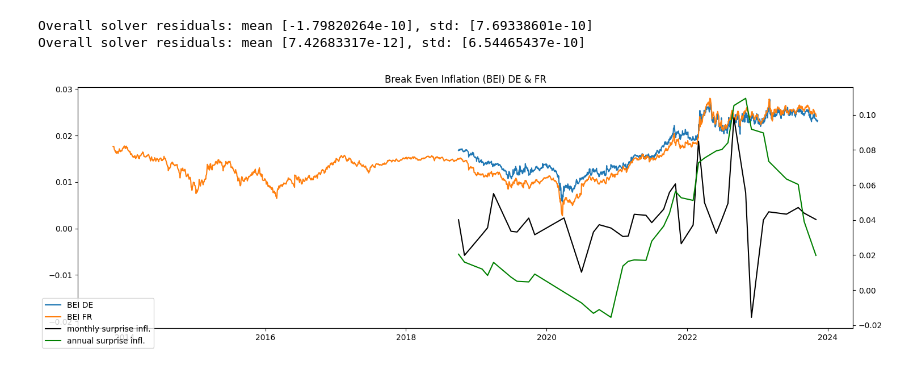
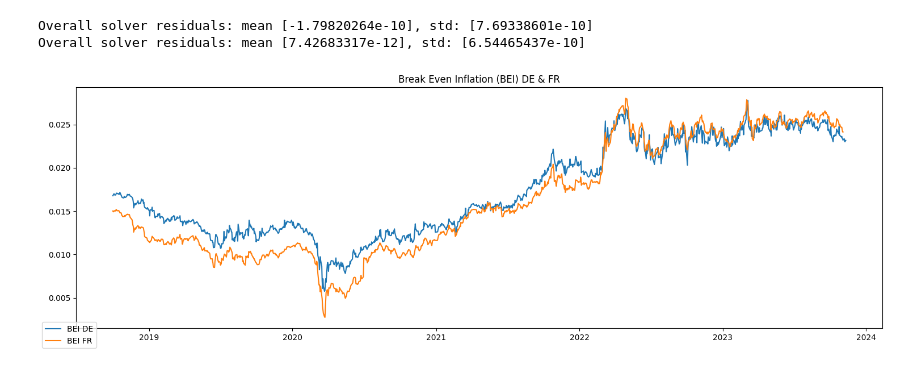
Before and after one commit to lukasgrahl/memoire2, a Jupyter notebook: notebooks/bei.ipynb, the cells around one changed output. Drawn from its saved outputs; the diff is of its cells as text; code cells hidden in the pictures.

```diff
--- a/notebooks/bei.ipynb
+++ b/notebooks/bei.ipynb
@@ -49,19 +49,19 @@ bei = bei.join(infl[['pi_de_surprise_Y', 'pi_de_surprise']] )
 # %%
 fig, ax = plt.subplots(1,1, figsize=(15,5))
 ax.plot(bei.bei, label='BEI DE')
-ax.plot(bei_fr.bei_fr, label='BEI FR')
+ax.plot(bei_fr.loc[[i for i in bei.index if i in bei_fr.index]].bei_fr, label='BEI FR')
 
-ax.twinx().plot(bei.pi_de_surprise_Y.dropna(), color='green', label='annual surprise infl.')
-ax.plot(bei.pi_de_surprise.dropna(), color='black', label='monthly surprise infl.')
+# ax.twinx().plot(bei.pi_de_surprise_Y.dropna(), color='green', label='annual surprise infl.')
+# ax.plot(bei.pi_de_surprise.dropna(), color='black', label='monthly surprise infl.')
 
 plt.title("Break Even Inflation (BEI) DE & FR")
 fig.legend(loc='lower left')
 
 plt.tight_layout()
 
 fig.savefig(os.path.join(GRAPHS_DIR, 'presentation3_graph5.png'))
 # %% [output]
-[figure, old version]
+[figure, new version]
 # %%
 bei.to_feather(os.path.join(DATA_DIR, 'bei_data.feather'))
 # %%
```
Also changed, not shown: parts of 2 cells of this notebook, 11 other files.
